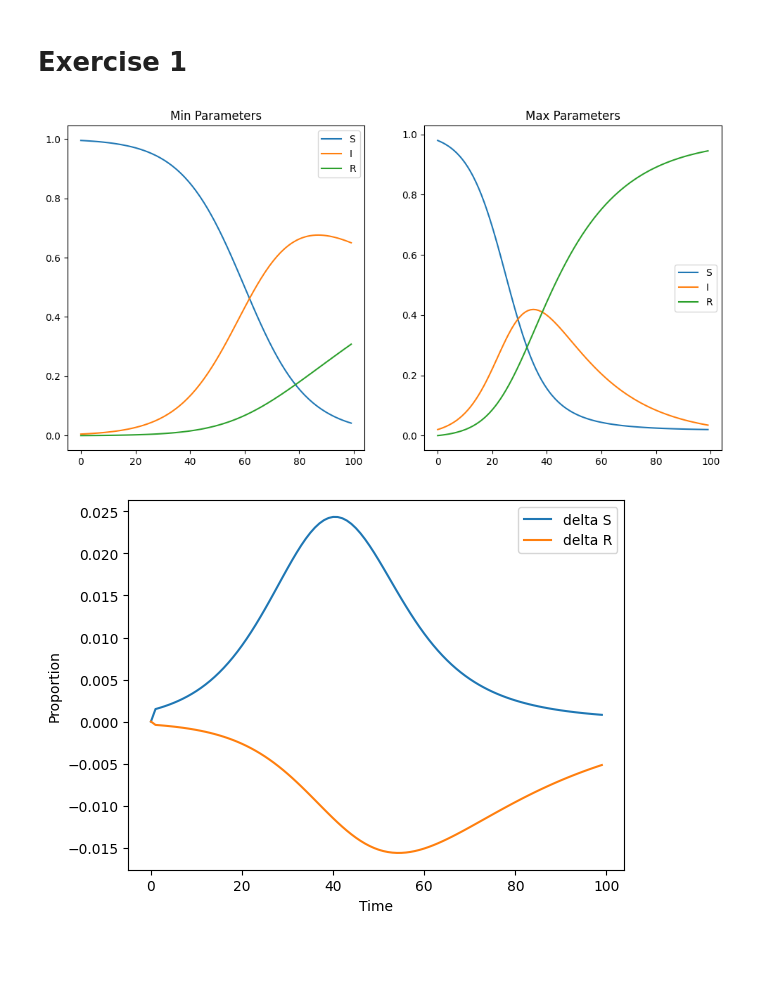
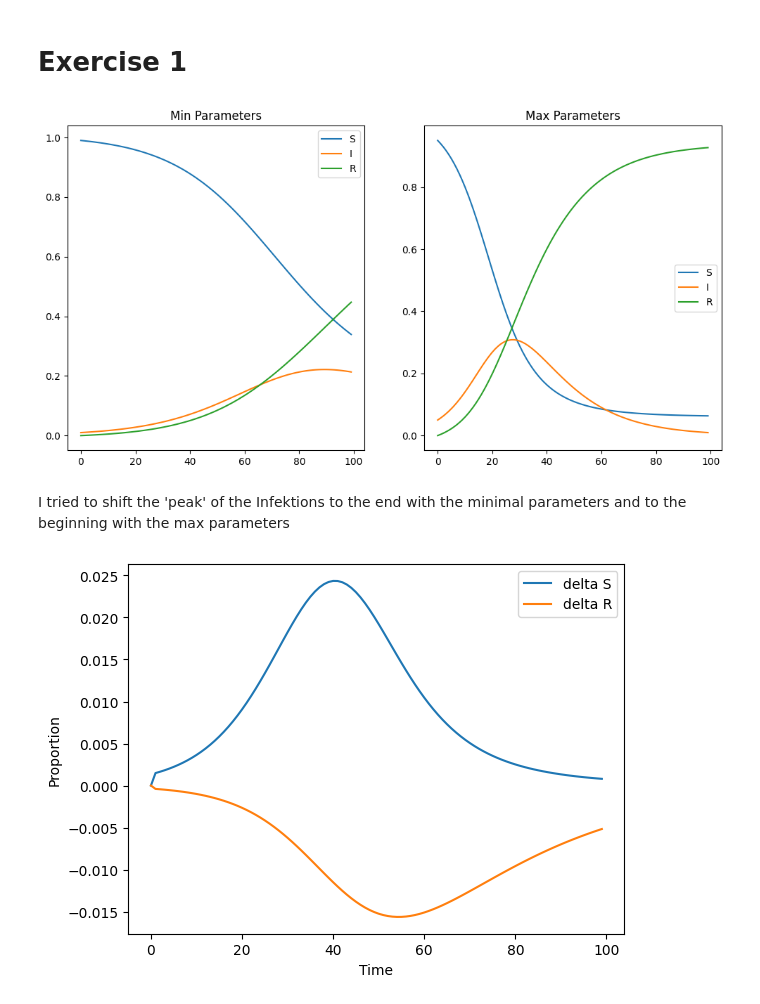
Before and after one commit to TobsTha/GNNs_2024-25, a Jupyter notebook: epidemiology.ipynb, the cells around one changed output. Drawn from its saved outputs; the diff is of its cells as text; code cells hidden in the pictures; blank space fills up the shorter version.

Commit message:
Added 1.3 until the hyperparameter plot, for 1.3 model paramters still missing

```diff
--- a/epidemiology.ipynb
+++ b/epidemiology.ipynb
@@ -49,28 +51,30 @@ def simulate_sir_simple(lam, mu, I_0, T):
 # %%
 # plot the min and max parameters to see, for the later prior definition  (the C is removed from the function output, add to test new parameters)
 def plot_sir(lam_min, lam_max, mu_min, mu_max, I0_min, I0_max, T=100):
     # simulate min parameters
     _ , C_min = simulate_sir_simple(lam_min, mu_min, I0_min, T)
 
     # simulate max parameters
     _ , C_max = simulate_sir_simple(lam_max, mu_max, I0_max, T)
 
     # plot
     fig, ax = plt.subplots(1, 2, figsize=(12, 6))
     ax[0].plot(C_min[:, 0], label='S')
     ax[0].plot(C_min[:, 1], label='I')
     ax[0].plot(C_min[:, 2], label='R')
     ax[0].set_title('Min Parameters')
     ax[0].legend()
     ax[1].plot(C_max[:, 0], label='S')
     ax[1].plot(C_max[:, 1], label='I')
     ax[1].plot(C_max[:, 2], label='R')
     ax[1].set_title('Max Parameters')
     ax[1].legend()
     plt.show()
 
-plot_sir(0.1, 0.2, 0.01, 0.05, 0.005, 0.02)
+plot_sir(lam_min=0.095, lam_max=0.2, mu_min=0.04, mu_max=0.07, I0_min=0.01, I0_max=0.05)
 # %% [output]
-[figure, old version]
+[figure, new version]
+# %% [markdown]
+I tried to shift the 'peak' of the Infektions to the end with the minimal parameters and to the beginning with the max parameters
 # %%
 # parameters
```
Also changed, not shown: parts of 8 cells of this notebook.
